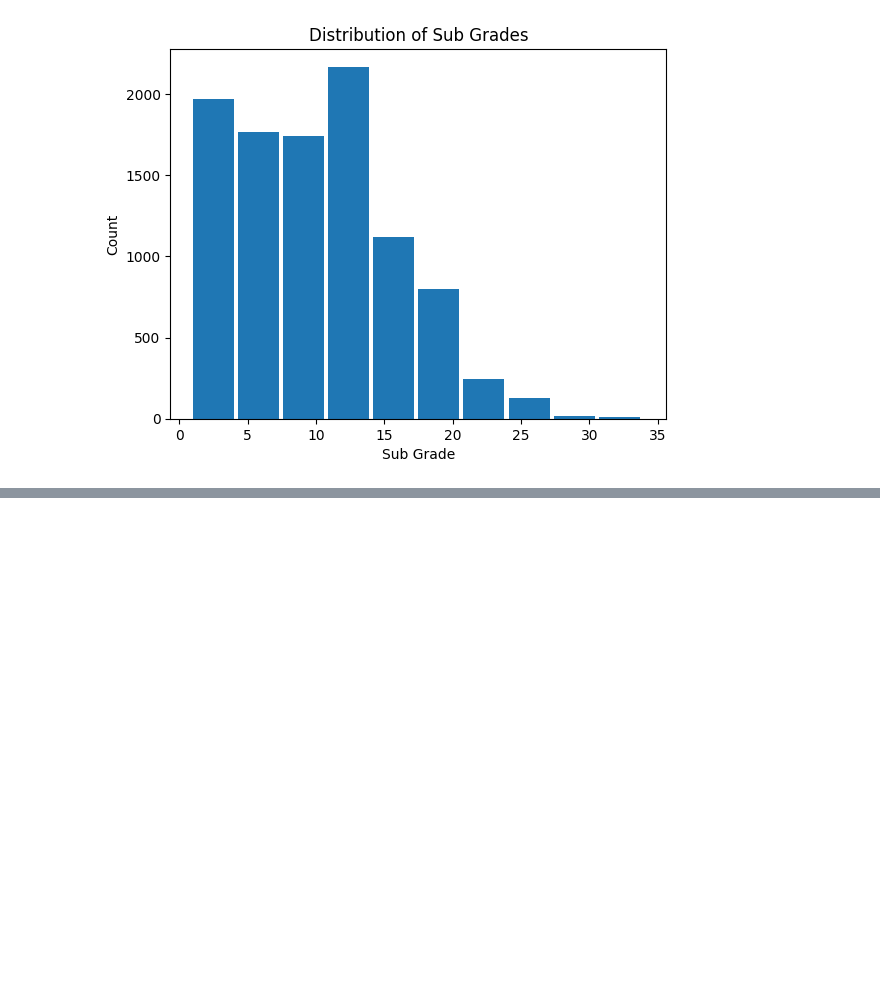
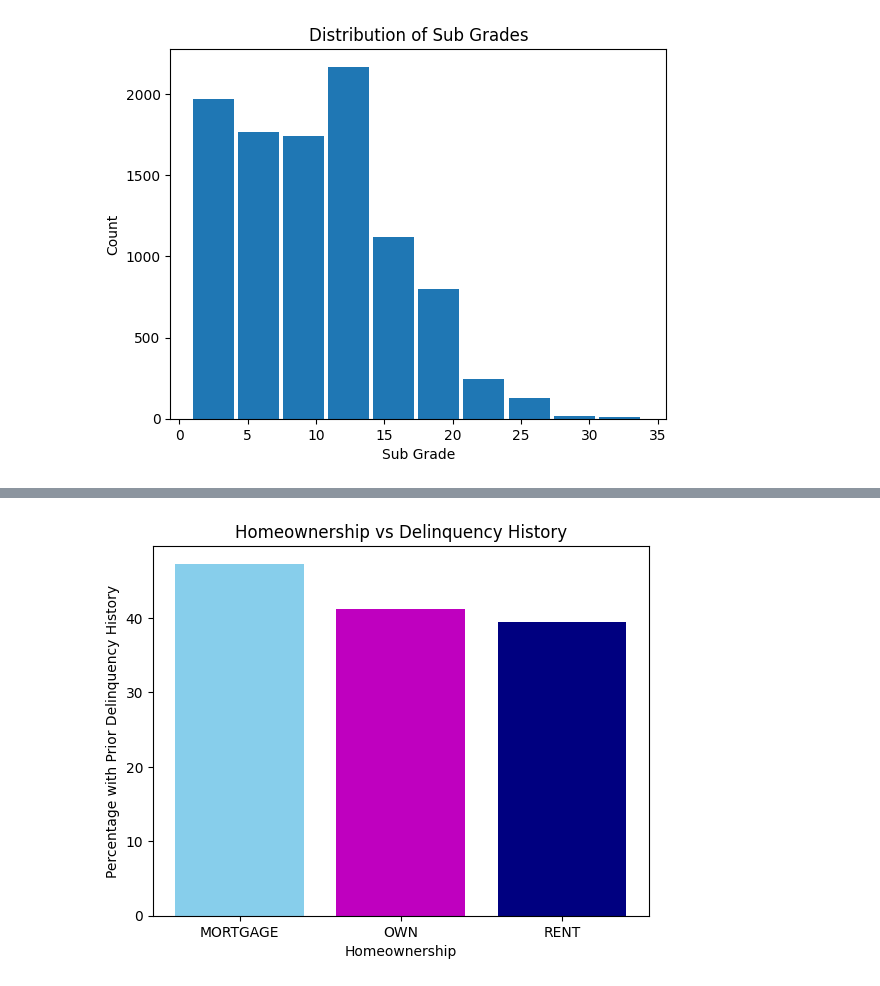
Before and after one commit to AdrianP428/DSRP_Project_MMF, a Jupyter notebook: DSRP_Project_AP.ipynb, the cells around one changed output, grey strips where cells are left out. Drawn from its saved outputs; the diff is of its cells as text; code cells hidden in the pictures; blank space fills up the shorter version.

```diff
--- a/DSRP_Project_AP.ipynb
+++ b/DSRP_Project_AP.ipynb
@@ -148,0 +210,9 @@ plt.show()
+# %%
+rates = df.groupby('homeownership')['has_prior_delinq'].mean() * 100
+plt.bar(rates.index, rates.values, color = ['skyblue', 'm', 'navy'])
+plt.xlabel('Homeownership')
+plt.ylabel('Percentage with Prior Delinquency History')
+plt.title('Homeownership vs Delinquency History')
+plt.show()
+# %% [output]
+[figure, added]
```
Also changed, not shown: parts of 20 cells of this notebook.
